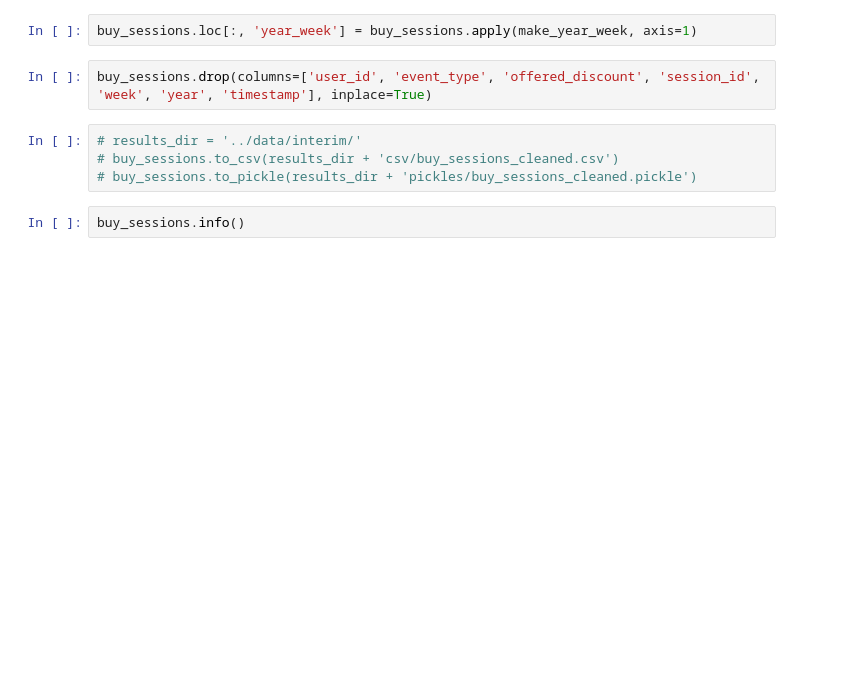
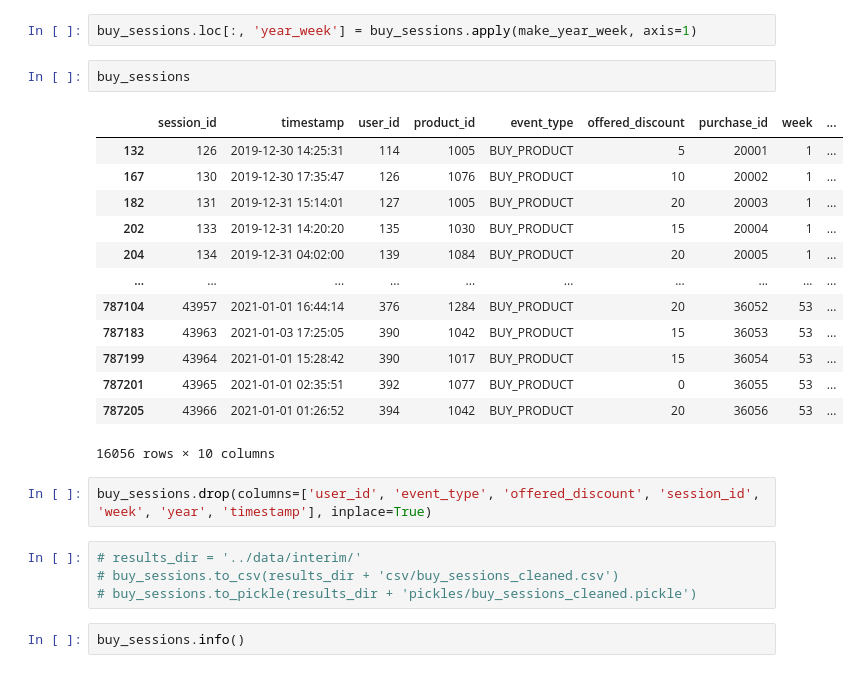
Before and after one commit to vladkyr/ium-21z, a Jupyter notebook: notebooks/data_preprocessing.ipynb, the cells around one changed output. Cells and saved outputs as stored; diff of their text form; blank space fills up the shorter version.

```diff
--- a/notebooks/data_preprocessing.ipynb
+++ b/notebooks/data_preprocessing.ipynb
@@ -54,6 +62,22 @@ def make_year_week(row):
     return year + '_' + week
 # %%
 buy_sessions.loc[:, 'year_week'] = buy_sessions.apply(make_year_week, axis=1)
+# %%
+buy_sessions
+# %% [output]
+|  | session_id | timestamp | user_id | product_id | event_type | offered_discount | purchase_id | week | ... |
+| 132 | 126 | 2019-12-30 14:25:31 | 114 | 1005 | BUY_PRODUCT | 5 | 20001 | 1 | ... |
+| 167 | 130 | 2019-12-30 17:35:47 | 126 | 1076 | BUY_PRODUCT | 10 | 20002 | 1 | ... |
+| 182 | 131 | 2019-12-31 15:14:01 | 127 | 1005 | BUY_PRODUCT | 20 | 20003 | 1 | ... |
+| 202 | 133 | 2019-12-31 14:20:20 | 135 | 1030 | BUY_PRODUCT | 15 | 20004 | 1 | ... |
+| 204 | 134 | 2019-12-31 04:02:00 | 139 | 1084 | BUY_PRODUCT | 20 | 20005 | 1 | ... |
+| ... | ... | ... | ... | ... | ... | ... | ... | ... | ... |
+| 787104 | 43957 | 2021-01-01 16:44:14 | 376 | 1284 | BUY_PRODUCT | 20 | 36052 | 53 | ... |
+| 787183 | 43963 | 2021-01-03 17:25:05 | 390 | 1042 | BUY_PRODUCT | 15 | 36053 | 53 | ... |
+| 787199 | 43964 | 2021-01-01 15:28:42 | 390 | 1017 | BUY_PRODUCT | 15 | 36054 | 53 | ... |
+| 787201 | 43965 | 2021-01-01 02:35:51 | 392 | 1077 | BUY_PRODUCT | 0 | 36055 | 53 | ... |
+| 787205 | 43966 | 2021-01-01 01:26:52 | 394 | 1042 | BUY_PRODUCT | 20 | 36056 | 53 | ... |
+16056 rows × 10 columns
 # %%
 buy_sessions.drop(columns=['user_id', 'event_type', 'offered_discount', 'session_id', 'week', 'year', 'timestamp'], inplace=True)
 # %%
```
Also changed, not shown: parts of 3 cells of this notebook, 4 other files.
